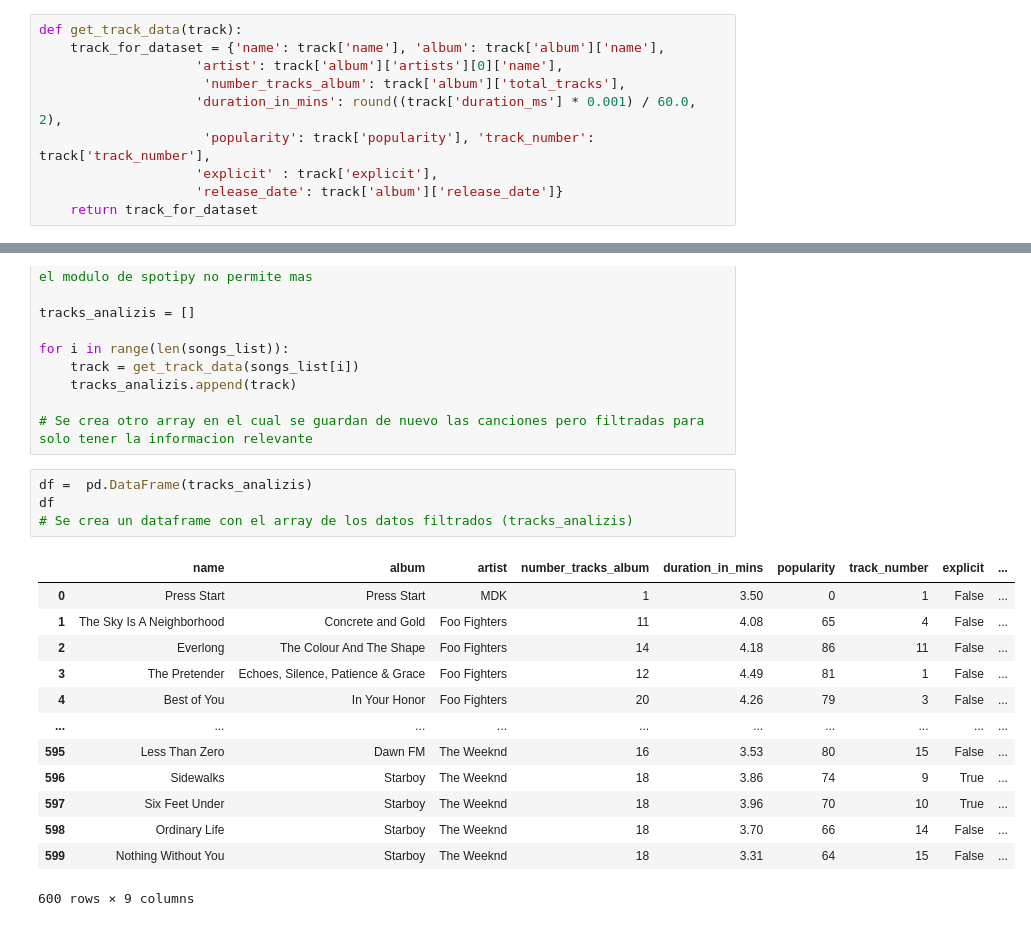
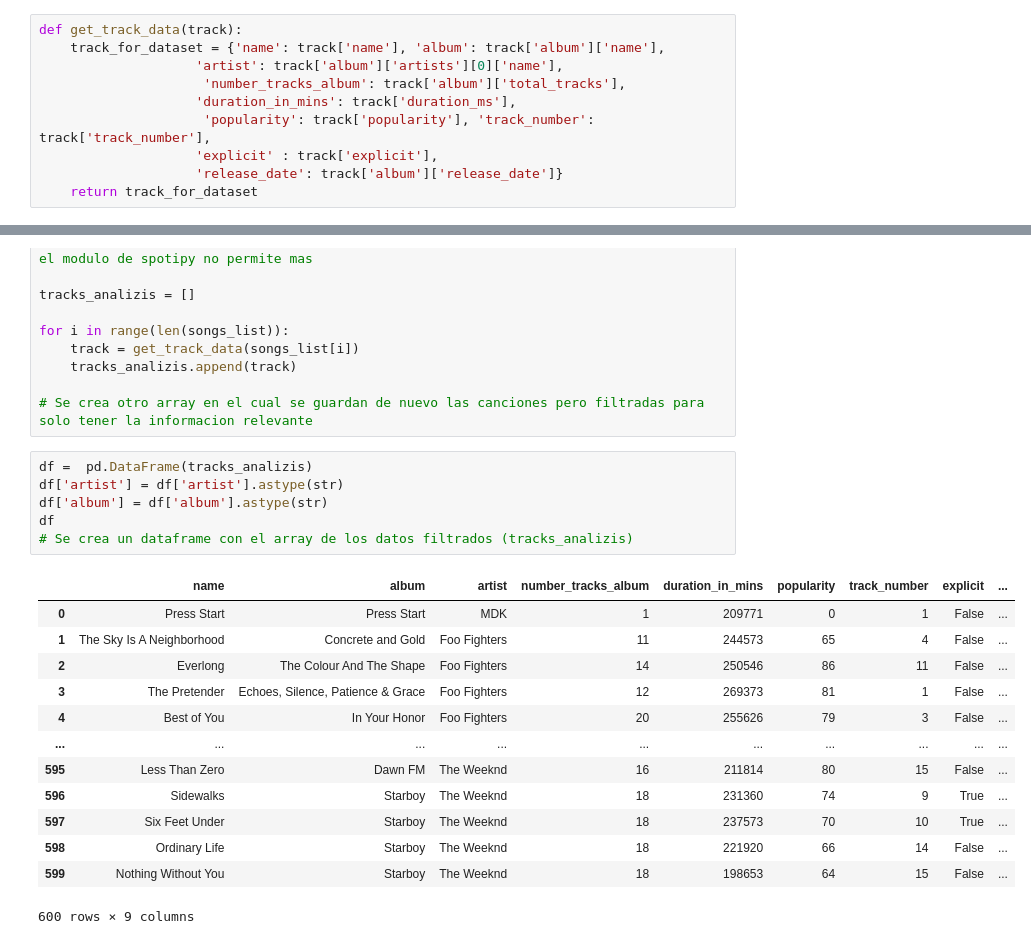
Before and after one commit to simonpine/spotifyPlaylistAnalysis, a Jupyter notebook: Analysis.ipynb, the cells around one changed output, grey strips where cells are left out. Saved outputs shown, nothing was run; the diff lists cells and outputs as text.

```diff
--- a/Analysis.ipynb
+++ b/Analysis.ipynb
@@ -39,7 +41,7 @@ def get_track_data(track):
     track_for_dataset = {'name': track['name'], 'album': track['album']['name'],
                     'artist': track['album']['artists'][0]['name'],
                      'number_tracks_album': track['album']['total_tracks'],
-                    'duration_in_mins': round((track['duration_ms'] * 0.001) / 60.0, 2),
+                    'duration_in_mins': track['duration_ms'],
                      'popularity': track['popularity'], 'track_number': track['track_number'],
                     'explicit' : track['explicit'],
                     'release_date': track['album']['release_date']}
@@ -70,19 +72,21 @@ for i in range(len(songs_list)):
 # Se crea otro array en el cual se guardan de nuevo las canciones pero filtradas para solo tener la informacion relevante
 # %%
 df =  pd.DataFrame(tracks_analizis)
+df['artist'] = df['artist'].astype(str)
+df['album'] = df['album'].astype(str)
 df
 # Se crea un dataframe con el array de los datos filtrados (tracks_analizis)
 # %% [output]
 |  | name | album | artist | number_tracks_album | duration_in_mins | popularity | track_number | explicit | ... |
-| 0 | Press Start | Press Start | MDK | 1 | 3.50 | 0 | 1 | False | ... |
-| 1 | The Sky Is A Neighborhood | Concrete and Gold | Foo Fighters | 11 | 4.08 | 65 | 4 | False | ... |
-| 2 | Everlong | The Colour And The Shape | Foo Fighters | 14 | 4.18 | 86 | 11 | False | ... |
-| 3 | The Pretender | Echoes, Silence, Patience & Grace | Foo Fighters | 12 | 4.49 | 81 | 1 | False | ... |
-| 4 | Best of You | In Your Honor | Foo Fighters | 20 | 4.26 | 79 | 3 | False | ... |
+| 0 | Press Start | Press Start | MDK | 1 | 209771 | 0 | 1 | False | ... |
+| 1 | The Sky Is A Neighborhood | Concrete and Gold | Foo Fighters | 11 | 244573 | 65 | 4 | False | ... |
+| 2 | Everlong | The Colour And The Shape | Foo Fighters | 14 | 250546 | 86 | 11 | False | ... |
+| 3 | The Pretender | Echoes, Silence, Patience & Grace | Foo Fighters | 12 | 269373 | 81 | 1 | False | ... |
+| 4 | Best of You | In Your Honor | Foo Fighters | 20 | 255626 | 79 | 3 | False | ... |
 | ... | ... | ... | ... | ... | ... | ... | ... | ... | ... |
-| 595 | Less Than Zero | Dawn FM | The Weeknd | 16 | 3.53 | 80 | 15 | False | ... |
-| 596 | Sidewalks | Starboy | The Weeknd | 18 | 3.86 | 74 | 9 | True | ... |
-| 597 | Six Feet Under | Starboy | The Weeknd | 18 | 3.96 | 70 | 10 | True | ... |
-| 598 | Ordinary Life | Starboy | The Weeknd | 18 | 3.70 | 66 | 14 | False | ... |
-| 599 | Nothing Without You | Starboy | The Weeknd | 18 | 3.31 | 64 | 15 | False | ... |
+| 595 | Less Than Zero | Dawn FM | The Weeknd | 16 | 211814 | 80 | 15 | False | ... |
+| 596 | Sidewalks | Starboy | The Weeknd | 18 | 231360 | 74 | 9 | True | ... |
+| 597 | Six Feet Under | Starboy | The Weeknd | 18 | 237573 | 70 | 10 | True | ... |
+| 598 | Ordinary Life | Starboy | The Weeknd | 18 | 221920 | 66 | 14 | False | ... |
+| 599 | Nothing Without You | Starboy | The Weeknd | 18 | 198653 | 64 | 15 | False | ... |
 600 rows × 9 columns
```
Also changed, not shown: parts of 28 cells of this notebook, 2 other files.
